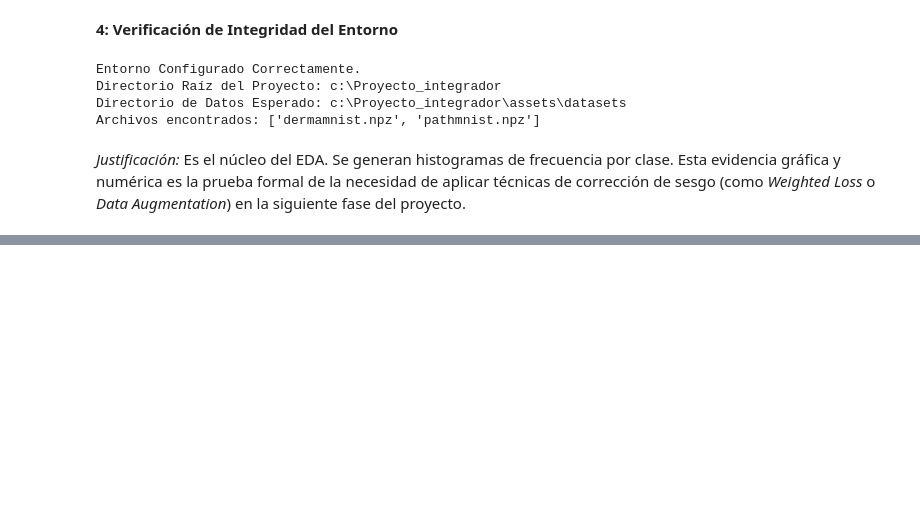
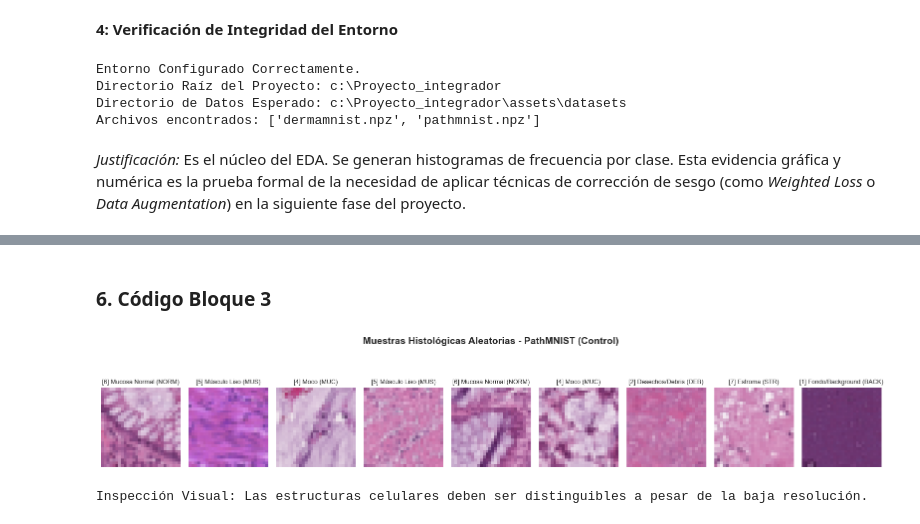
Before and after one commit to corycontrerascedi-max/ProyectoIntegrador, a Jupyter notebook: notebooks/EDA.ipynb, the cells around one changed output, grey strips where cells are left out. Saved outputs shown, nothing was run; the diff lists cells and outputs as text; code cells hidden in the pictures; blank space fills up the shorter version.

```diff
--- a/notebooks/EDA.ipynb
+++ b/notebooks/EDA.ipynb
@@ -74,0 +118,13 @@ Archivos encontrados: ['dermamnist.npz', 'pathmnist.npz']
+# %%
+# --- BLOQUE 2B: Ejecución de Prueba (PathMNIST - Control) ---
+
+print("--- 1. Validación del Flujo de Datos (Pipeline Check) ---")
+
+# Llamamos a la función definida en el bloque anterior
+x_path, y_path = cargar_y_validar_dataset('pathmnist.npz')
+
+# Validación booleana rápida para detener el script si falla
+if x_path is not None:
+    print("\n PRUEBA SUPERADA: El pipeline de ingestión funciona correctamente con el dataset de control.")
+else:
+    print("\n FALLO DE PRUEBA: Revisar rutas o integridad del archivo .npz.")
@@ -74,0 +142,51 @@ Archivos encontrados: ['dermamnist.npz', 'pathmnist.npz']
+# %% [markdown]
+### 6. Código Bloque 3
+# %%
+# --- BLOQUE 3: Visualización de Muestras de Control ---
+
+# 1. Definición de Taxonomía (Diccionario Oficial PathMNIST)
+# Fuente: Kather et al., 2018 (NCT-CRC-HE-100K)
+path_labels = {
+    0: 'Adiposo (ADI)',
+    1: 'Fondo/Background (BACK)',
+    2: 'Desechos/Debris (DEB)',
+    3: 'Linfocitos (LYM)',
+    4: 'Moco (MUC)',
+    5: 'Músculo Liso (MUS)',
+    6: 'Mucosa Normal (NORM)',
+    7: 'Estroma (STR)',
+    8: 'Epitelio Tumoral (TUM)'
+}
+
+# 2. Configuración del Grid de Visualización
+# Se genera una figura amplia (16x3 pulgadas) para inspeccionar múltiples muestras
+fig, axes = plt.subplots(1, 9, figsize=(16, 3))
+fig.suptitle("Muestras Histológicas Aleatorias - PathMNIST (Control)", y=1.05, fontsize=14, fontweight='bold')
+
+# 3. Muestreo Aleatorio Estratificado
+# Seleccionamos 9 índices al azar para visualizar la variabilidad del dataset
+indices_random = np.random.choice(len(x_path), 9, replace=False)
+
+# 4. Renderizado
+for i, idx in enumerate(indices_random):
+    # Extracción de datos
+    img_tensor = x_path[idx]
+    label_idx = y_path[idx][0] # El label viene en formato [N], extraemos el valor escalar
+
+    # Mapeo a nombre clínico
+    nombre_tejido = path_labels.get(label_idx, "Desconocido")
+
+    # Ploteo de la imagen
+    axes[i].imshow(img_tensor)
+    axes[i].axis('off') # Ocultamos ejes para limpieza visual
+
+    # Título descriptivo
+    axes[i].set_title(f"[{label_idx}] {nombre_tejido}", fontsize=9)
+
+plt.tight_layout()
+plt.show()
+
+print("Inspección Visual: Las estructuras celulares deben ser distinguibles a pesar de la baja resolución.")
+# %% [output]
+[figure, added]
+Inspección Visual: Las estructuras celulares deben ser distinguibles a pesar de la baja resolución.
```
Also changed, not shown: parts of 17 cells of this notebook.
